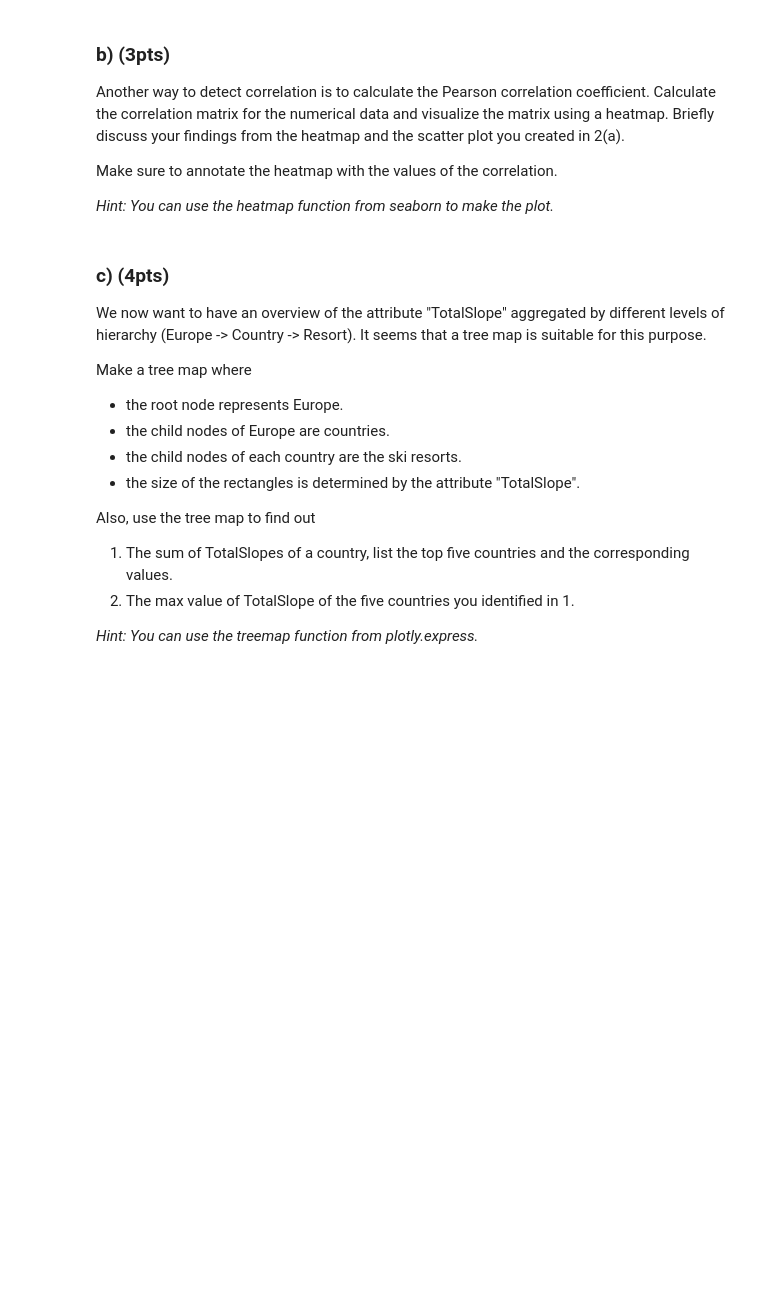
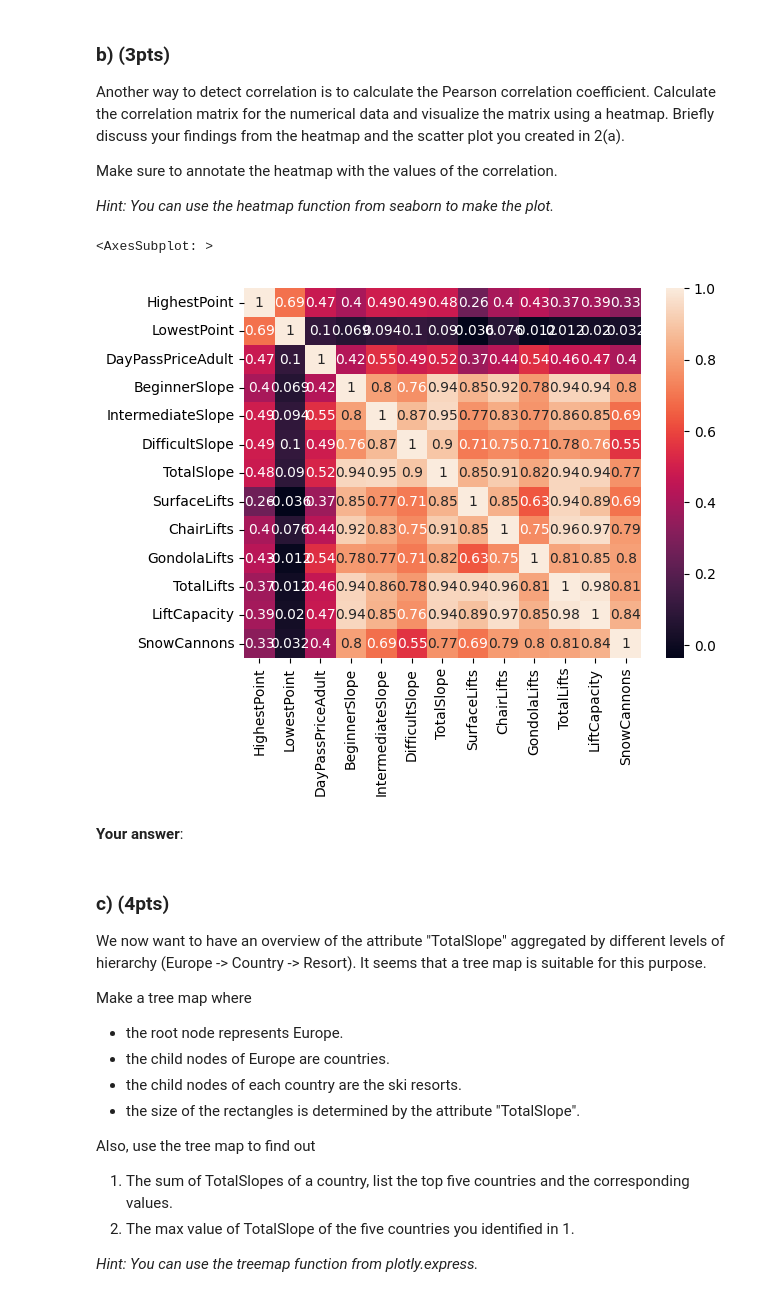
Before and after one commit to CodingTil/2022_23---Introduction-to-Data-Science---Exercises, a Jupyter notebook: assignment_2/assignment2.ipynb, the cells around one changed output. Saved outputs shown, nothing was run; the diff lists cells and outputs as text; code cells hidden in the pictures; blank space fills up the shorter version.

```diff
--- a/assignment_2/assignment2.ipynb
+++ b/assignment_2/assignment2.ipynb
@@ -194,6 +344,14 @@ Make sure to annotate the heatmap with the values of the correlation.
 *Hint: You can use the heatmap function from seaborn to make the plot.*
 # %%
 # your code
+df_v_num = df_v.select_dtypes(include=['float64', 'int64'])
+corr = df_v_num.corr()
+sns.heatmap(corr, annot=True)
+# %% [output]
+<AxesSubplot: >
+[figure, added]
+# %% [markdown]
+**Your answer**:
 # %% [markdown]
 ### **c) (4pts)**
 We now want to have an overview of the attribute "TotalSlope" aggregated by different levels of hierarchy (Europe -> Country -> Resort). It seems that a tree map is suitable for this purpose.
```
Also changed, not shown: parts of 28 cells of this notebook.
